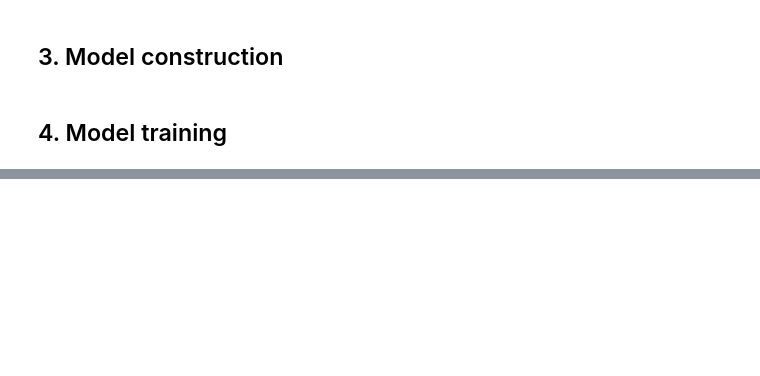
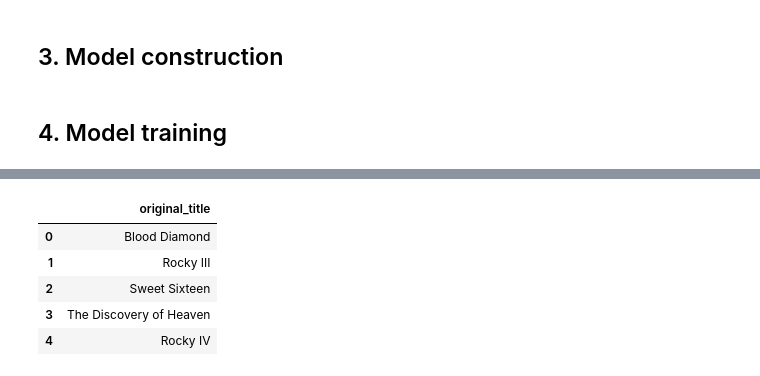
Before and after one commit to hungry5656/NetflixRecommendation, a Jupyter notebook: Notebook/main.ipynb, the cells around one changed output, grey strips where cells are left out. Saved outputs shown, nothing was run; the diff lists cells and outputs as text; code cells hidden in the pictures; blank space fills up the shorter version.

```diff
--- a/Notebook/main.ipynb
+++ b/Notebook/main.ipynb
@@ -241,0 +348,17 @@ model.save_weights(save_path)
+# %%
+# Recommendation function
+# [@usrID]: num string user id
+# [@showRating]: boolean to decide if showing rating.
+def M_get_recommend(movie_titles, showRating):
+  _, titles = index_M(tf.constant([movie_titles]))
+  pred_movies = pd.DataFrame({'original_title': [i.decode('utf-8') for i in titles[0,1:6].numpy()]})
+  display(pred_movies)
+# %%
+M_get_recommend('Rocky III', False)
+# %% [output]
+|  | original_title |
+| 0 | Blood Diamond |
+| 1 | Rocky III |
+| 2 | Sweet Sixteen |
+| 3 | The Discovery of Heaven |
+| 4 | Rocky IV |
```
Also changed, not shown: parts of 15 cells of this notebook.
